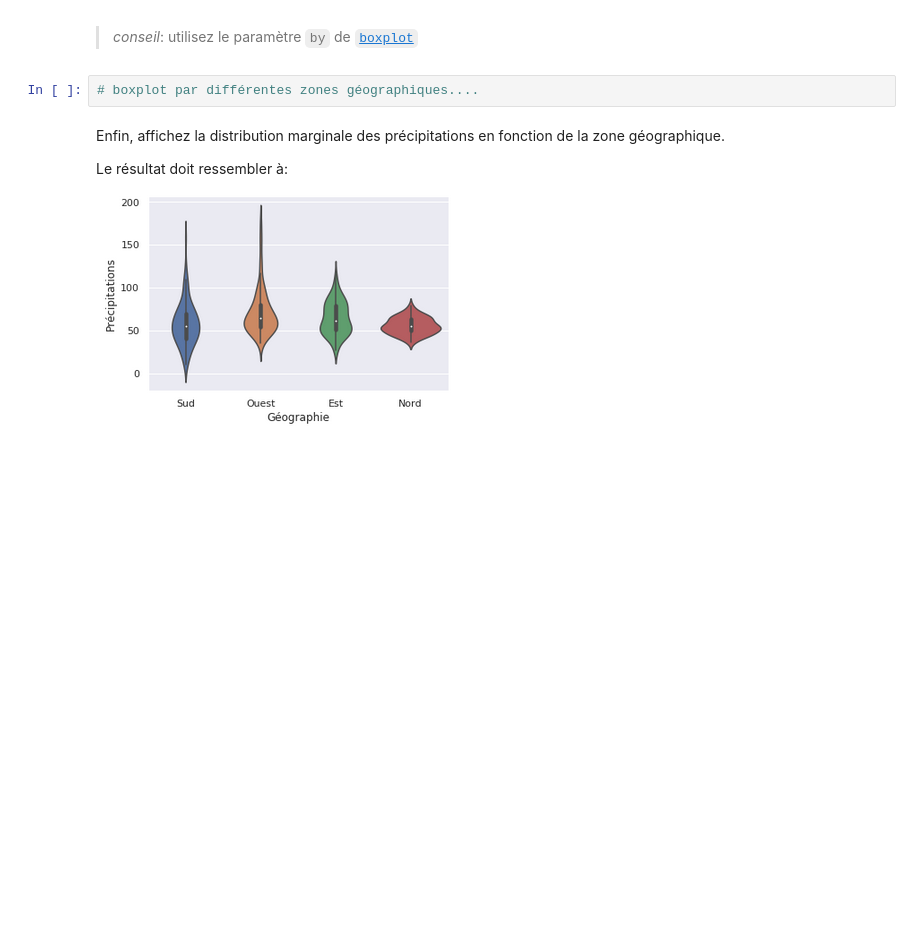
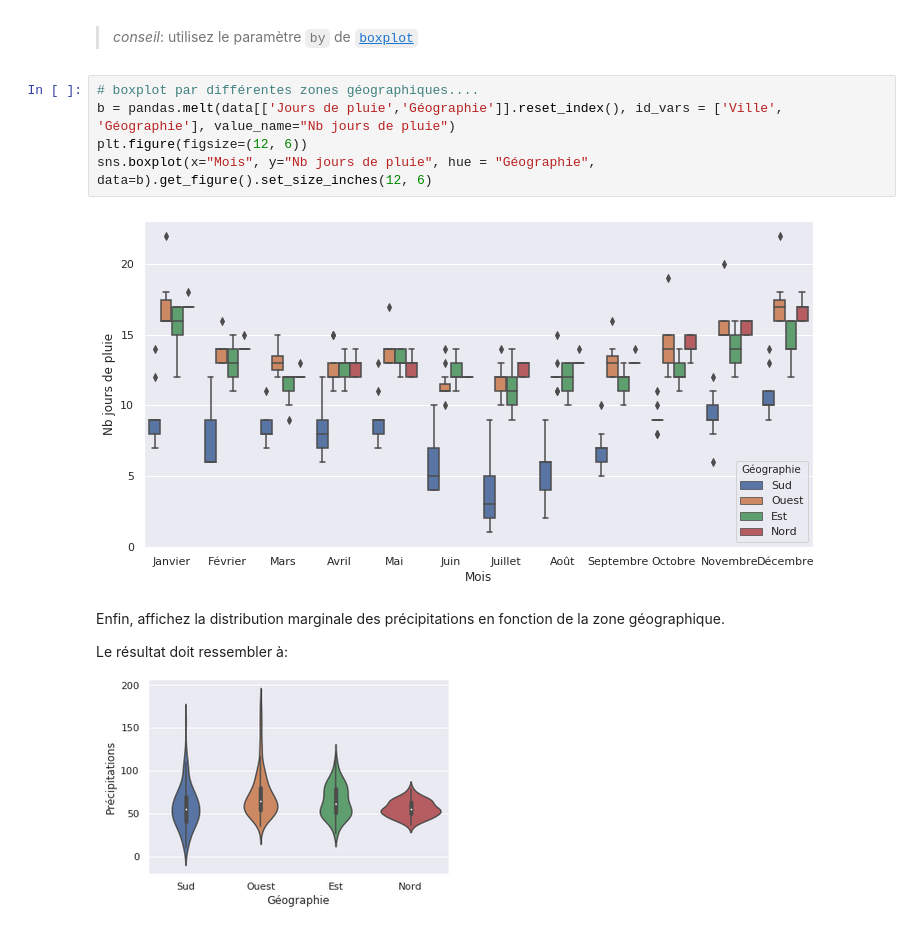
Before and after one commit to campusplage/compte-rendus-pellegrin-nagaratnam, a Jupyter notebook: TP1_pandas.ipynb, the cells around one changed output. Drawn from its saved outputs; the diff is of its cells as text; blank space fills up the shorter version.

```diff
--- a/TP1_pandas.ipynb
+++ b/TP1_pandas.ipynb
@@ -411,8 +430,13 @@ Sophistiquez l'affichage précédent pour que les distributions se fassent en fo
 ![image.png](embedded-picture-1)
 
 > _conseil_: utilisez le paramètre `by` de [`boxplot`](https://seaborn.pydata.org/generated/seaborn.boxplot.html#seaborn.boxplot)
-# %%
-# boxplot par différentes zones géographiques....
+# %%
+# boxplot par différentes zones géographiques....
+b = pandas.melt(data[['Jours de pluie','Géographie']].reset_index(), id_vars = ['Ville', 'Géographie'], value_name="Nb jours de pluie")
+plt.figure(figsize=(12, 6))
+sns.boxplot(x="Mois", y="Nb jours de pluie", hue = "Géographie", data=b).get_figure().set_size_inches(12, 6)
+# %% [output]
+[figure, added]
 # %% [markdown]
 Enfin, affichez la distribution marginale des précipitations en fonction de la zone géographique.
 
```
Also changed, not shown: parts of 4 cells of this notebook.
